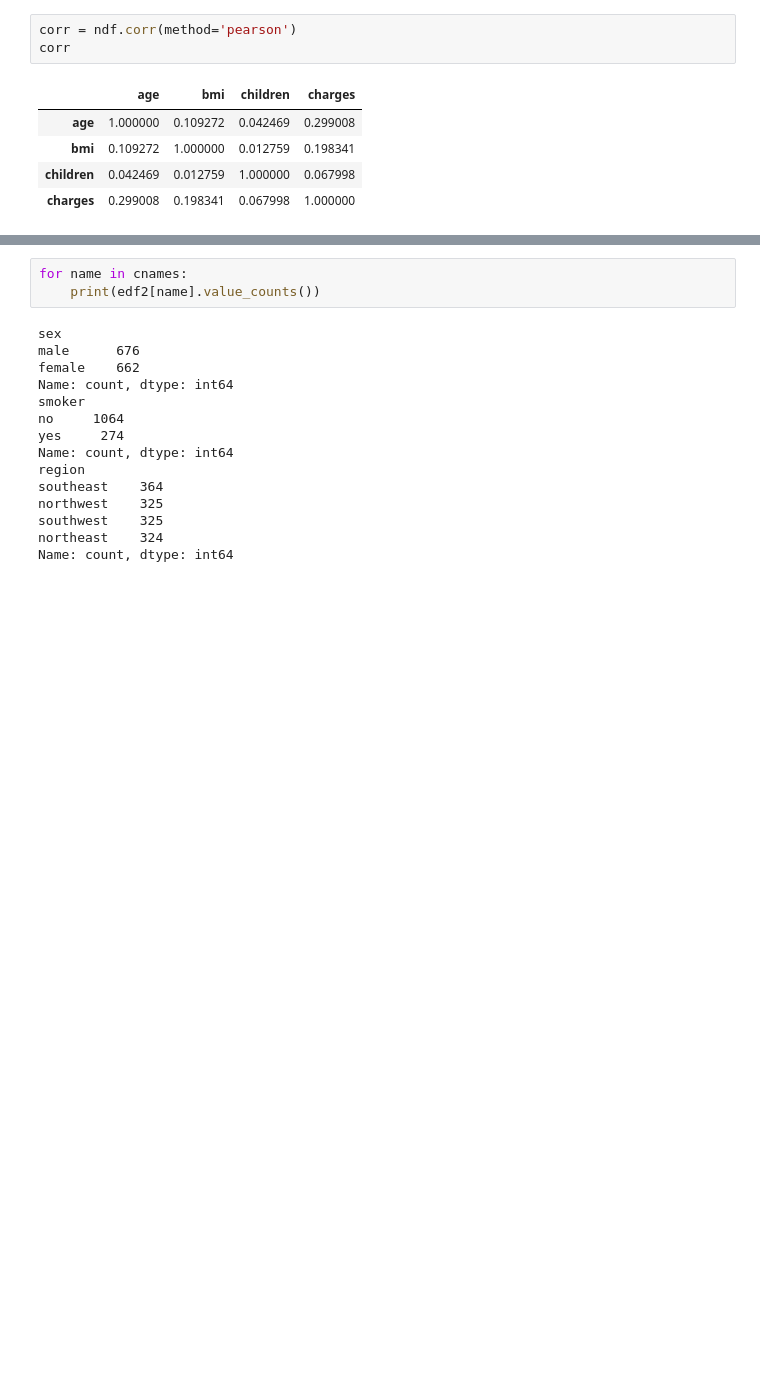
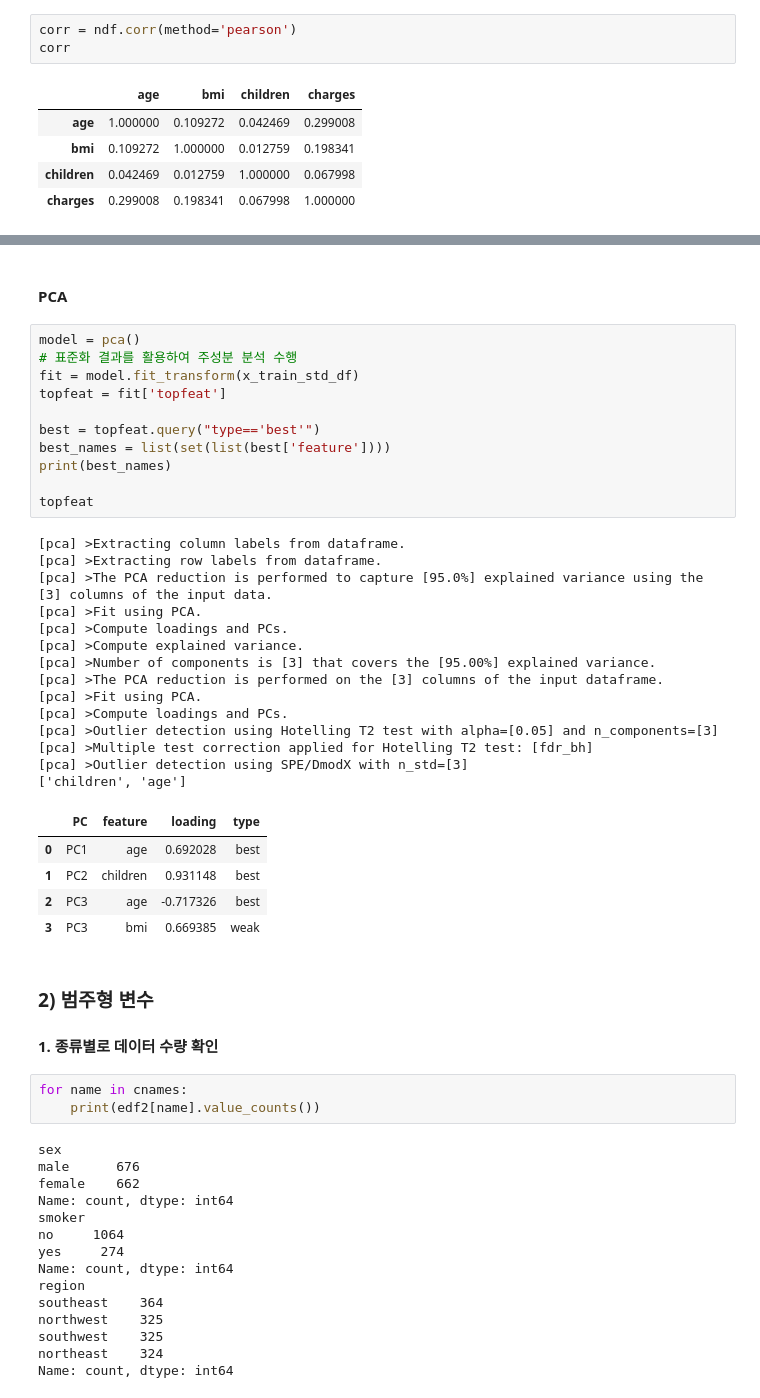
Before and after one commit to dahyoon/data_analysis, a Jupyter notebook: E_확증적_데이터분석CDA/4_선형회귀/10_의료비예시.ipynb, the cells around one changed output, grey strips where cells are left out. Drawn from its saved outputs; the diff is of its cells as text; blank space fills up the shorter version.

```diff
--- a/E_확증적_데이터분석CDA/4_선형회귀/10_의료비예시.ipynb
+++ b/E_확증적_데이터분석CDA/4_선형회귀/10_의료비예시.ipynb
@@ -231,3 +250,40 @@ corr
+# %% [markdown]
+#### PCA
+# %%
+model = pca()
+# 표준화 결과를 활용하여 주성분 분석 수행
+fit = model.fit_transform(x_train_std_df)
+topfeat = fit['topfeat']
+
+best = topfeat.query("type=='best'")
+best_names = list(set(list(best['feature'])))
+print(best_names)
+
+topfeat
+# %% [output]
+[pca] >Extracting column labels from dataframe.
+[pca] >Extracting row labels from dataframe.
+[pca] >The PCA reduction is performed to capture [95.0%] explained variance using the [3] columns of the input data.
+[pca] >Fit using PCA.
+[pca] >Compute loadings and PCs.
+[pca] >Compute explained variance.
+[pca] >Number of components is [3] that covers the [95.00%] explained variance.
+[pca] >The PCA reduction is performed on the [3] columns of the input dataframe.
+[pca] >Fit using PCA.
+[pca] >Compute loadings and PCs.
+[pca] >Outlier detection using Hotelling T2 test with alpha=[0.05] and n_components=[3]
+[pca] >Multiple test correction applied for Hotelling T2 test: [fdr_bh]
+[pca] >Outlier detection using SPE/DmodX with n_std=[3]
+['children', 'age']
+|  | PC | feature | loading | type |
+| 0 | PC1 | age | 0.692028 | best |
+| 1 | PC2 | children | 0.931148 | best |
+| 2 | PC3 | age | -0.717326 | best |
+| 3 | PC3 | bmi | 0.669385 | weak |
+# %% [markdown]
+
+### 2) 범주형 변수
+#### 1. 종류별로 데이터 수량 확인
 # %%
 for name in cnames:
     print(edf2[name].value_counts())
```
Also changed, not shown: parts of 8 cells of this notebook, 1 other file.
